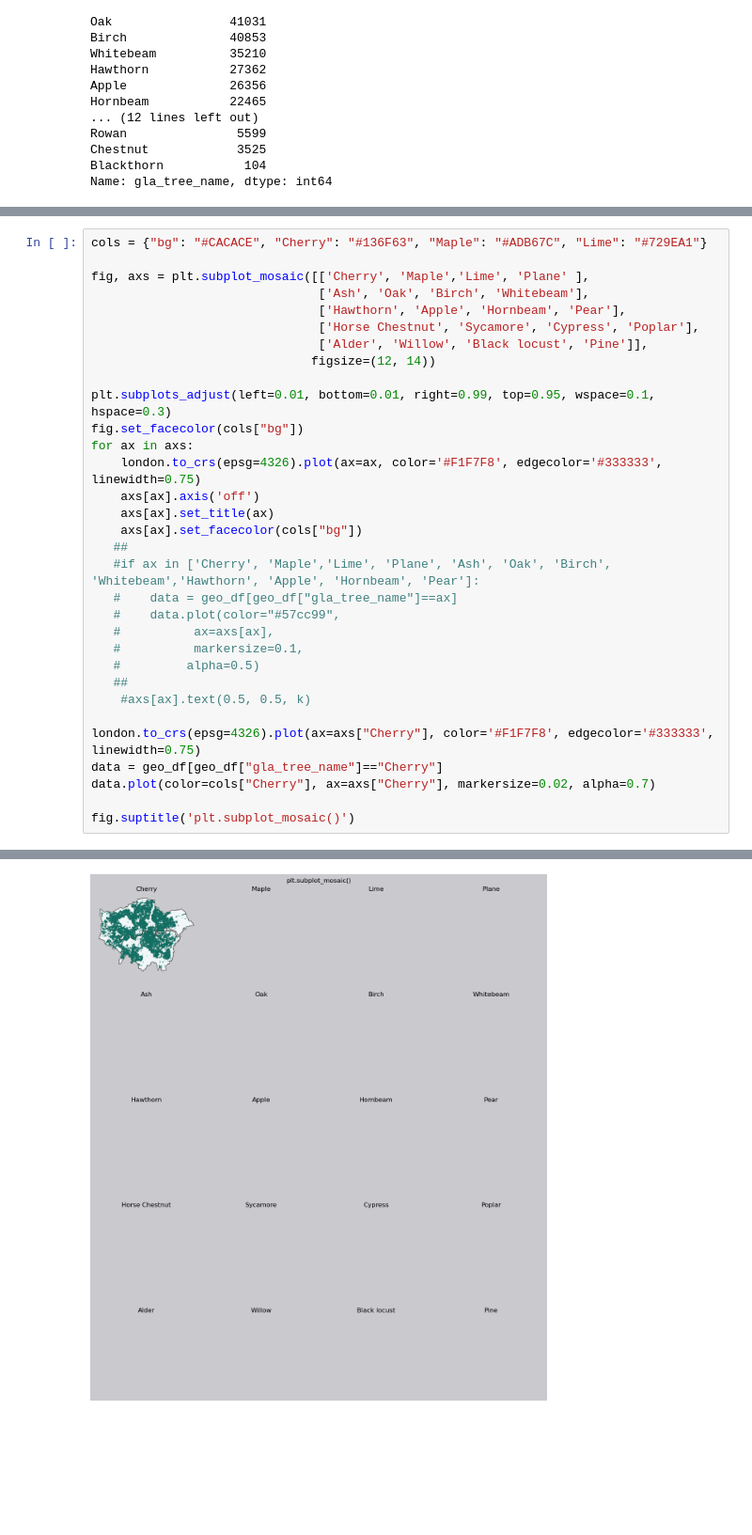
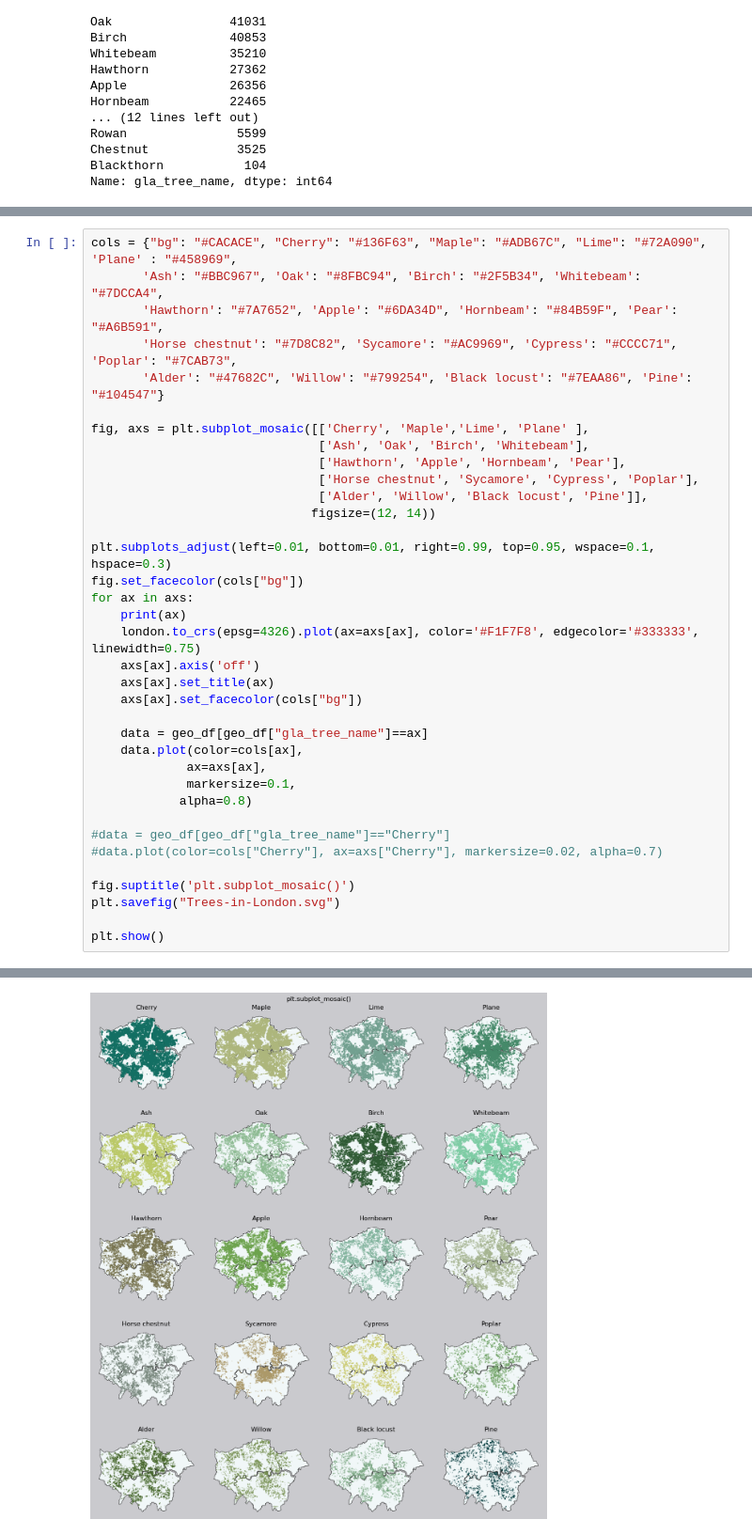
Before and after one commit to Lisa-Ho/30-day-map-challenge, a Jupyter notebook: 2022/Day4/Trees-in-London.ipynb, the cells around one changed output, grey strips where cells are left out. Shown at 94% size. Saved outputs shown, nothing was run; the diff lists cells and outputs as text; blank space fills up the shorter version.

Commit message:
visualised trees by type ++ need to finalise colours

```diff
--- a/2022/Day4/Trees-in-London.ipynb
+++ b/2022/Day4/Trees-in-London.ipynb
@@ -52,33 +103,37 @@ geo_df["gla_tree_name"].nunique()
 # %%
-cols = {"bg": "#CACACE", "Cherry": "#136F63", "Maple": "#ADB67C", "Lime": "#729EA1"}
+cols = {"bg": "#CACACE", "Cherry": "#136F63", "Maple": "#ADB67C", "Lime": "#72A090", 'Plane' : "#458969",
+       'Ash': "#BBC967", 'Oak': "#8FBC94", 'Birch': "#2F5B34", 'Whitebeam': "#7DCCA4",
+       'Hawthorn': "#7A7652", 'Apple': "#6DA34D", 'Hornbeam': "#84B59F", 'Pear': "#A6B591",
+       'Horse chestnut': "#7D8C82", 'Sycamore': "#AC9969", 'Cypress': "#CCCC71", 'Poplar': "#7CAB73",
+       'Alder': "#47682C", 'Willow': "#799254", 'Black locust': "#7EAA86", 'Pine': "#104547"}
 
 fig, axs = plt.subplot_mosaic([['Cherry', 'Maple','Lime', 'Plane' ],
                                ['Ash', 'Oak', 'Birch', 'Whitebeam'],
                                ['Hawthorn', 'Apple', 'Hornbeam', 'Pear'],
-                               ['Horse Chestnut', 'Sycamore', 'Cypress', 'Poplar'],
+                               ['Horse chestnut', 'Sycamore', 'Cypress', 'Poplar'],
                                ['Alder', 'Willow', 'Black locust', 'Pine']],
                               figsize=(12, 14))
 
 plt.subplots_adjust(left=0.01, bottom=0.01, right=0.99, top=0.95, wspace=0.1, hspace=0.3)
 fig.set_facecolor(cols["bg"])
 for ax in axs:
-    london.to_crs(epsg=4326).plot(ax=ax, color='#F1F7F8', edgecolor='#333333', linewidth=0.75)
+    print(ax)
+    london.to_crs(epsg=4326).plot(ax=axs[ax], color='#F1F7F8', edgecolor='#333333', linewidth=0.75)
     axs[ax].axis('off')
     axs[ax].set_title(ax)
     axs[ax].set_facecolor(cols["bg"])
-   ##
-   #if ax in ['Cherry', 'Maple','Lime', 'Plane', 'Ash', 'Oak', 'Birch', 'Whitebeam','Hawthorn', 'Apple', 'Hornbeam', 'Pear']:
-   #    data = geo_df[geo_df["gla_tree_name"]==ax]
-   #    data.plot(color="#57cc99",
-   #          ax=axs[ax],
-   #          markersize=0.1,
-   #         alpha=0.5)
-   ##
-    #axs[ax].text(0.5, 0.5, k)
 
-london.to_crs(epsg=4326).plot(ax=axs["Cherry"], color='#F1F7F8', edgecolor='#333333', linewidth=0.75)
-data = geo_df[geo_df["gla_tree_name"]=="Cherry"]
-data.plot(color=cols["Cherry"], ax=axs["Cherry"], markersize=0.02, alpha=0.7)
+    data = geo_df[geo_df["gla_tree_name"]==ax]
+    data.plot(color=cols[ax],
+             ax=axs[ax],
+             markersize=0.1,
+            alpha=0.8)
+
+#data = geo_df[geo_df["gla_tree_name"]=="Cherry"]
+#data.plot(color=cols["Cherry"], ax=axs["Cherry"], markersize=0.02, alpha=0.7)
 
 fig.suptitle('plt.subplot_mosaic()')
+plt.savefig("Trees-in-London.svg")
+
+plt.show()
 # %% [output]
@@ -86 +160 @@ Text(0.5, 0.98, 'plt.subplot_mosaic()')
-[figure, old version]
+[figure, new version]
```
Also changed, not shown: parts of 6 cells of this notebook.
